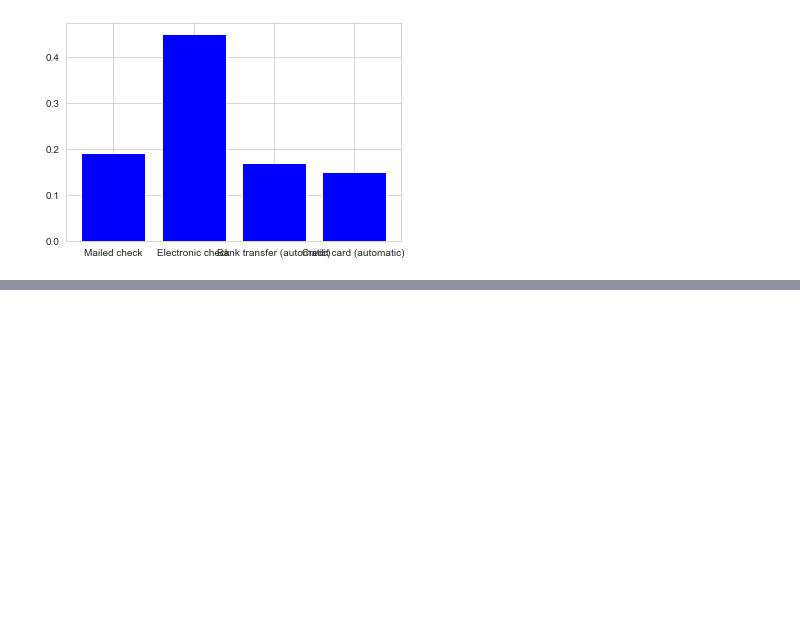
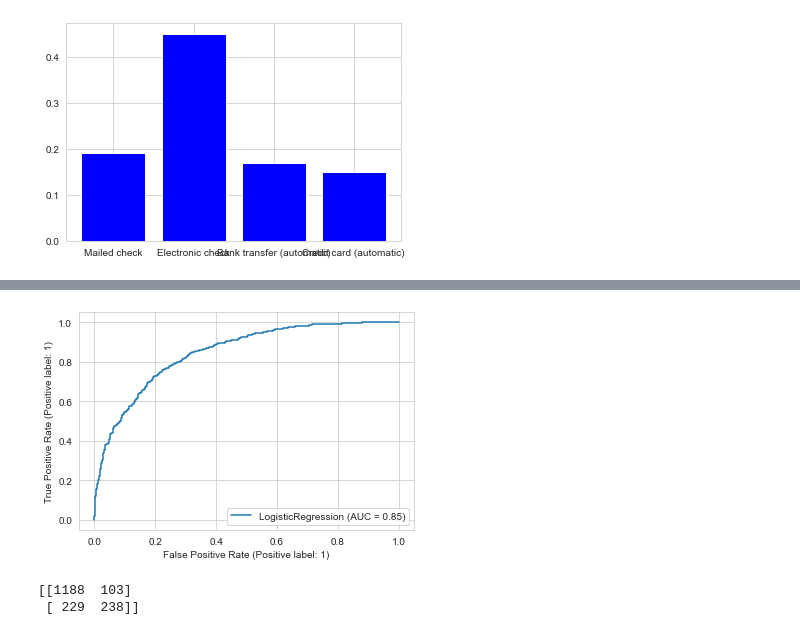
Before and after one commit to xushuo0/Telco, a Jupyter notebook: Telco Project.ipynb, the cells around one changed output, grey strips where cells are left out. Drawn from its saved outputs; the diff is of its cells as text; code cells hidden in the pictures; blank space fills up the shorter version.

```diff
--- a/Telco Project.ipynb
+++ b/Telco Project.ipynb
@@ -223,0 +360,13 @@ plt.bar(myDictionary.keys(), myDictionary.values(), color='blue')
+# %%
+X = df2.drop(columns=['Churn Value'])
+y = df2.iloc[:,5]
+from sklearn.model_selection import train_test_split
+X_train, X_test, y_train, y_test = train_test_split(
+ X, y, test_size=0.25, random_state=440, shuffle = True, stratify=y)
+# %%
+# Logistic Regression
+from sklearn.linear_model import LogisticRegression
+log_reg = LogisticRegression(random_state = 614)
+log_reg.fit(X_train,y_train.values.ravel())
+y_train_predict = log_reg.predict(X_train)
+y_test_predict = log_reg.predict(X_test)
@@ -223,0 +403,6 @@ plt.bar(myDictionary.keys(), myDictionary.values(), color='blue')
+# %%
+# ROC/AUC performance
+metrics.plot_roc_curve(log_reg, X_test, y_test)
+plt.show()
+# %% [output]
+[figure, added]
@@ -223,0 +416,6 @@ plt.bar(myDictionary.keys(), myDictionary.values(), color='blue')
+# %%
+# Out-of-sample confusion matrix
+print(confusion_matrix(y_test,y_test_predict))
+# %% [output]
+[[1188  103]
+ [ 229  238]]
```
Also changed, not shown: parts of 39 cells of this notebook.
